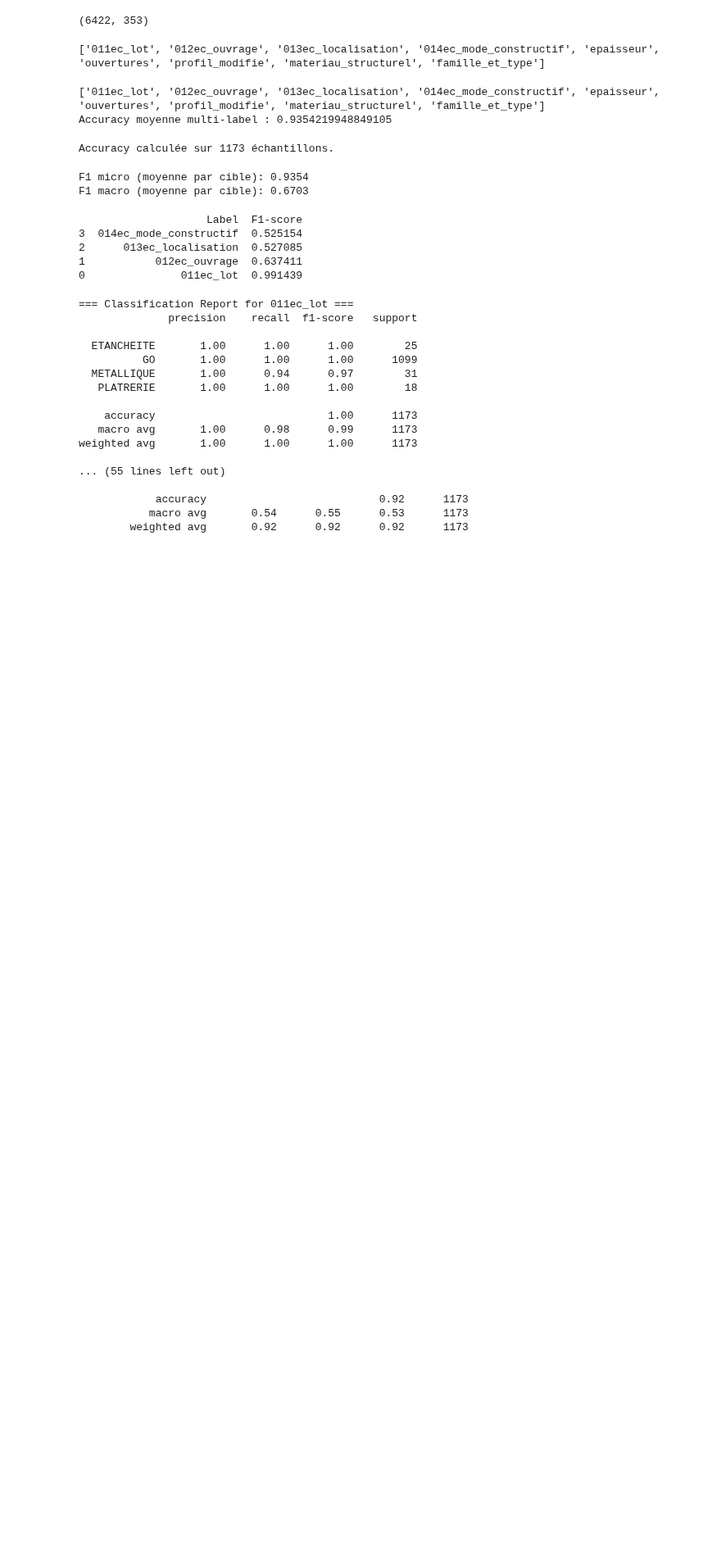
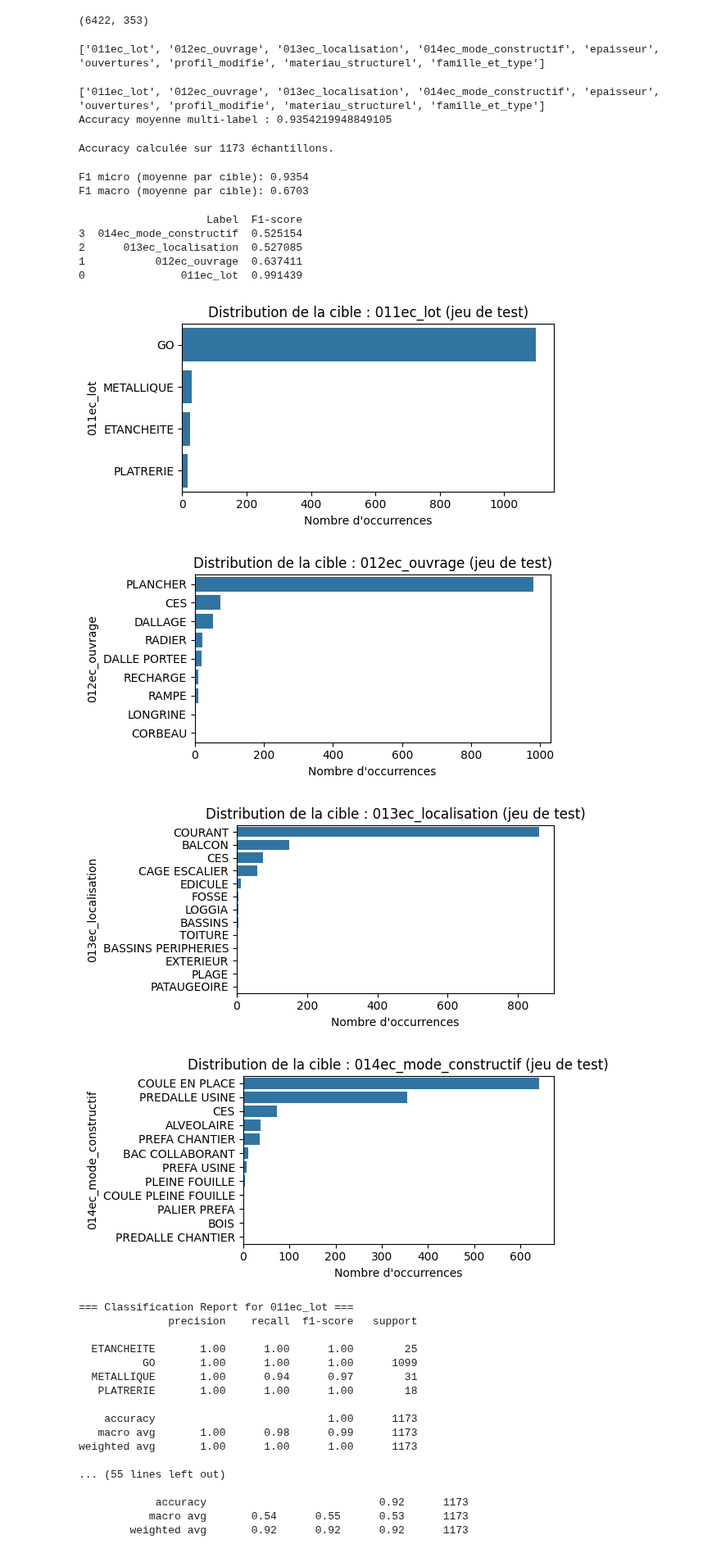
Before and after one commit to fqbq69/BIMpredict-, a Jupyter notebook: notebooks/fabian/KNNsols.ipynb, the cells around one changed output. Shown at 82% size. Cells and saved outputs as stored; diff of their text form; code cells hidden in the pictures; blank space fills up the shorter version.

```diff
--- a/notebooks/fabian/KNNsols.ipynb
+++ b/notebooks/fabian/KNNsols.ipynb
@@ -252,6 +252,44 @@ print(f1_report)
 2      013ec_localisation  0.527085
 1           012ec_ouvrage  0.637411
 0               011ec_lot  0.991439
+# %%
+import numpy as np
+import pandas as pd
+import matplotlib.pyplot as plt
+
+# Pour KNN, il n'y a pas d'attribut feature_importances_
+# On peut simplement afficher les features utilisées après preprocessing
+
+# Récupérer les noms des features après preprocessing
+feature_names = []
+if 'preprocessor' in pipeline.named_steps:
+    preprocessor = pipeline.named_steps['preprocessor']
+    num_features_out = num_features
+    # Pour les features catégorielles, récupérer les noms encodés
+    cat_features_out = []
+    if cat_features:
+        encoder = preprocessor.named_transformers_['cat'].named_steps['encoder']
+        cat_features_out = encoder.get_feature_names_out(cat_features)
+    feature_names = list(num_features_out) + list(cat_features_out)
+else:
+    feature_names = list(X.columns)
+
+import seaborn as sns
+
+# Afficher la distribution de chaque cible sur y_test
+for col in y_test.columns:
+    plt.figure(figsize=(6, 3))
+    sns.countplot(y=y_test[col], order=y_test[col].value_counts().index)
+    plt.title(f"Distribution de la cible : {col} (jeu de test)")
+    plt.xlabel("Nombre d'occurrences")
+    plt.ylabel(col)
+    plt.tight_layout()
+    plt.show()
+# %% [output]
+[figure, added]
+[figure, added]
+[figure, added]
+[figure, added]
 # %%
 from sklearn.metrics import classification_report
 
```
